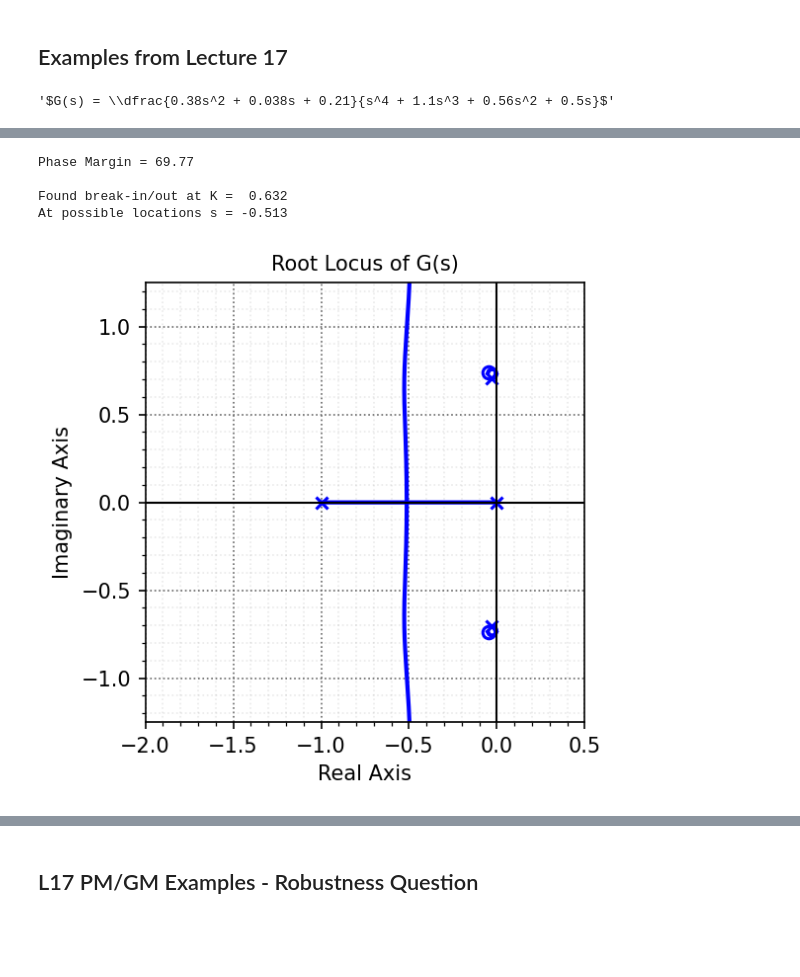
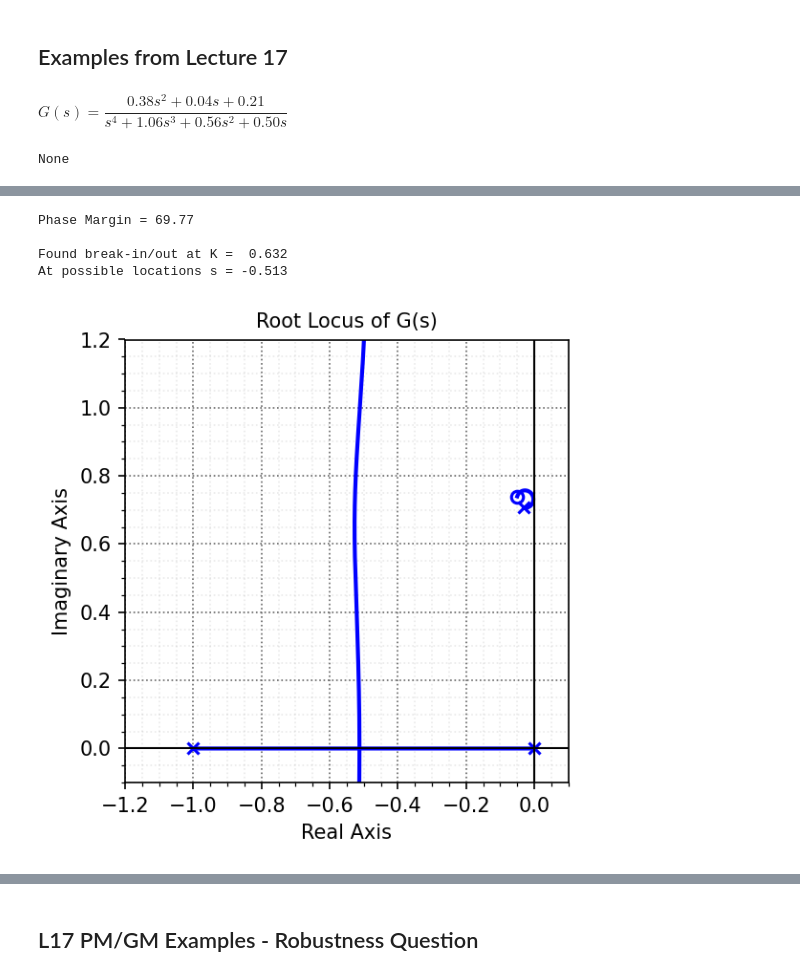
Before and after one commit to mit-acl/16_06_Class, a Jupyter notebook: notebooks/16_06_T17_Nyquist.ipynb, the cells around one changed output, grey strips where cells are left out. Saved outputs shown, nothing was run; the diff lists cells and outputs as text; code cells hidden in the pictures; blank space fills up the shorter version.

```diff
--- a/notebooks/16_06_T17_Nyquist.ipynb
+++ b/notebooks/16_06_T17_Nyquist.ipynb
@@ -84,43 +84,44 @@ fig, ax = plt.subplots(1,figsize=(4, 4),dpi=150)
 rl = ct.rlocus(G, gains=cm.Root_Locus_gains(G), color='b', ax=ax)
 bm.nicegrid(ax)
 ax.set_aspect('equal')
-ax.set_xlim([-2,.5])
-ax.set_ylim([-1.25,1.25])
+ax.set_xlim([-1.2,.1])
+ax.set_ylim([-0.1,1.2])
 ax.set_title('Root Locus of G(s)')
 ax.set_xlabel('Real Axis')
 ax.set_ylabel('Imaginary Axis')
 plt.savefig("./figs/L19_GM_PM_1a.pdf", dpi=600)
 
-fig, ax = plt.subplots(2,1,figsize=(6, 6),dpi=150, sharex = True)
+fig, ax = plt.subplots(2,1,figsize=(4, 4),dpi=150, sharex = True)
 ax[0].loglog(Gw,Gm,'b')
 ax[1].semilogx(Gw,Gp*cm.r2d,'b')
 ax[0].set_xlim([.2,2])
 ax[0].set_ylim([.05,5])
 ax[1].set_ylim([-180,-90])
 ax[1].set_xlabel('Freq [rad/sec]')
 ax[1].set_ylabel('Phase [degs]')
 ax[0].set_ylabel('Magnitude')
 ax[0].grid(True, which="both", ls="-",color='0.65')
 ax[1].grid(True, which="both", ls="-",color='0.65')
 ax[0].set_title("Frequency response / Bode")
 #import matplotlib.ticker as mticker
 #ax[1].xaxis.set_minor_formatter(mticker.ScalarFormatter())
 bm.nicegrid(ax)
 
 from matplotlib.ticker import LogLocator, ScalarFormatter
 ax[0].set_xscale('log')
 ax[0].xaxis.set_major_locator(LogLocator(base=10, subs=(1.0, 2.0, 5.0)))
 ax[0].xaxis.set_major_formatter(ScalarFormatter())
 ax[0].xaxis.set_minor_formatter(plt.NullFormatter())
 plt.savefig("./figs/L19_GM_PM_1b.pdf", dpi=600)
 
 #fig_width, fig_height = plt.gcf().get_size_inches()
 #print(fig_width, fig_height)
 # %% [output]
+$\displaystyle G(s) = \dfrac{0.38s^2 + 0.04s + 0.21}{s^4 + 1.06s^3 + 0.56s^2 + 0.50s}$
-'$G(s) = \\dfrac{0.38s^2 + 0.038s + 0.21}{s^4 + 1.1s^3 + 0.56s^2 + 0.5s}$'
+None
 [figure]
 Phase Margin = 69.77
 
 Found break-in/out at K =  0.632
 At possible locations s = -0.513
-[figure, old version]
+[figure, new version]
```
Also changed, not shown: parts of 6 cells of this notebook, 9 other files.
